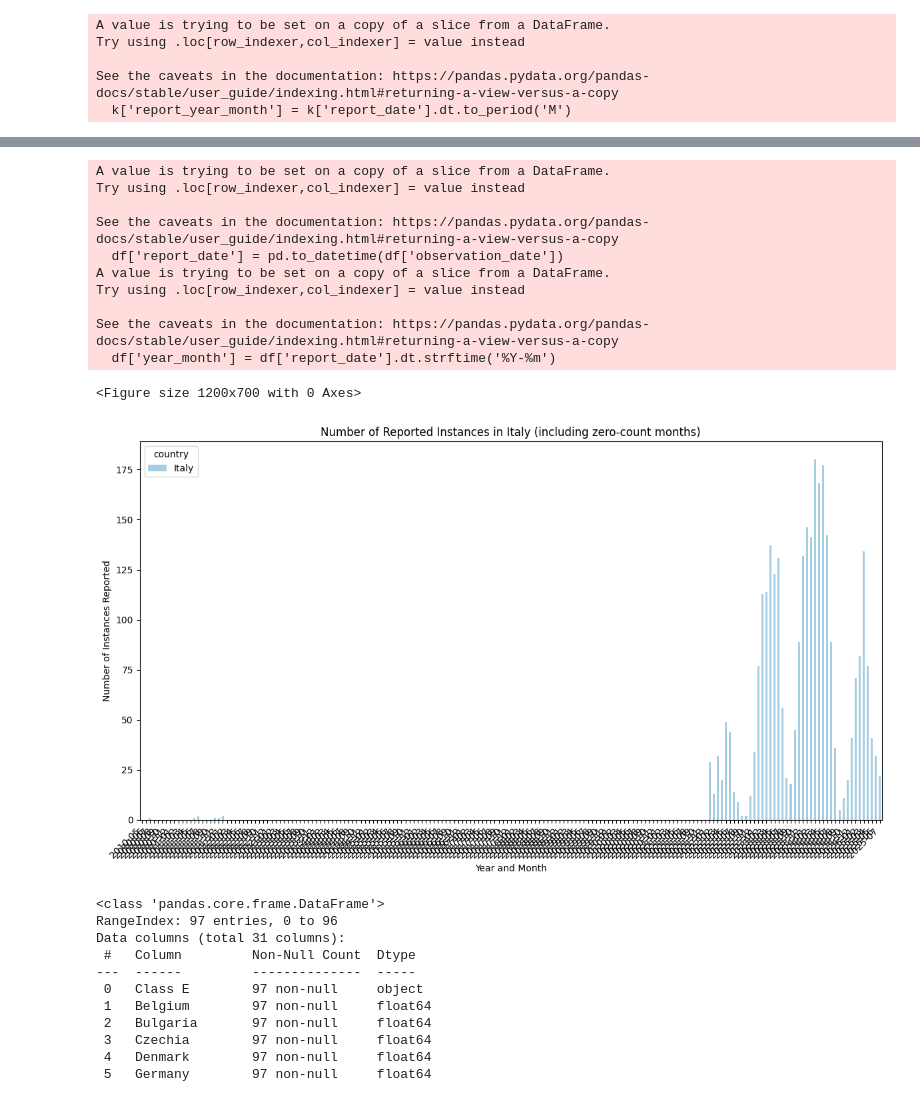
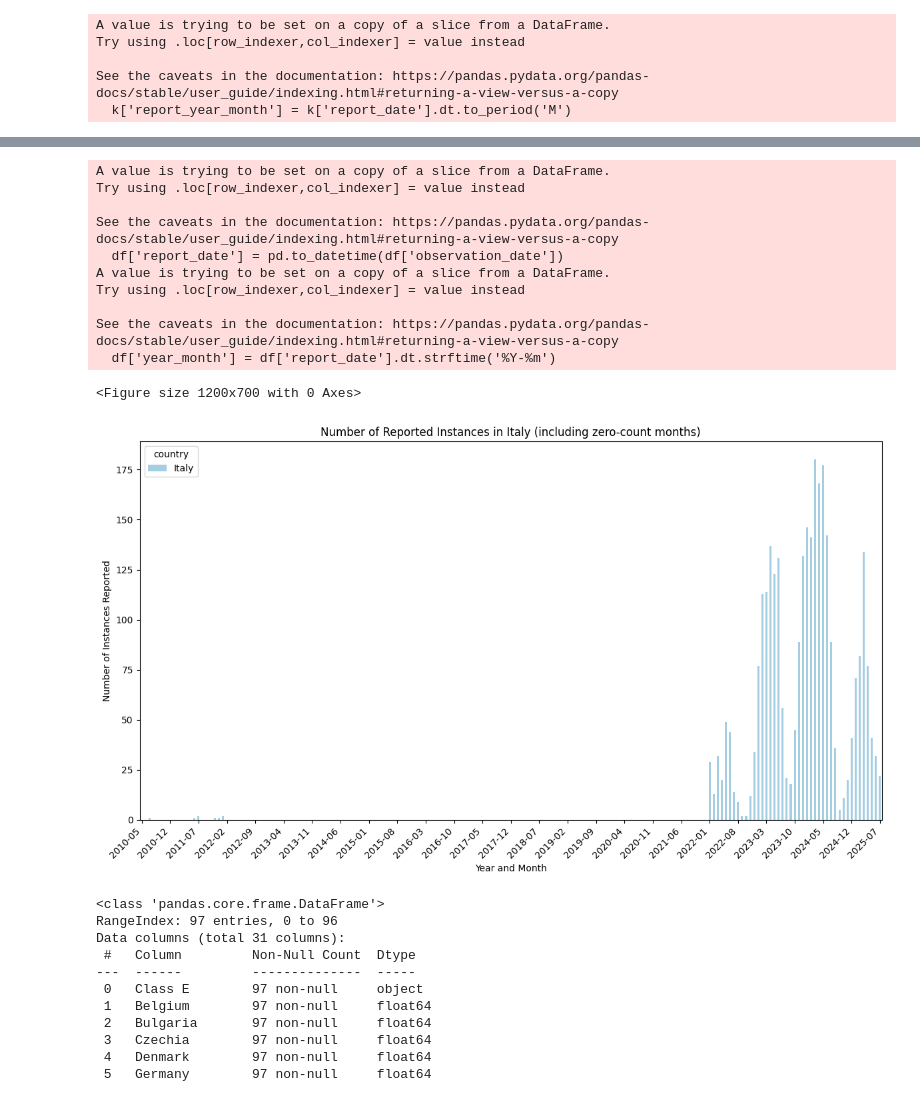
Before and after one commit to Dhp16/asf-investigation, a Jupyter notebook: ASF_Investigation.ipynb, the cells around one changed output, grey strips where cells are left out. Drawn from its saved outputs; the diff is of its cells as text; code cells hidden in the pictures.

```diff
--- a/ASF_Investigation.ipynb
+++ b/ASF_Investigation.ipynb
@@ -229,36 +217,45 @@ def plot_reports_in_country(dataframe, country_name):
     ).strftime('%Y-%m')
 
     # 2. Reindex the stacked data to include all months
     stacked_data = stacked_data.reindex(all_months, fill_value=0)
 
-
     # Plot the reindexed data
     plt.figure(figsize=(12, 7))
-    stacked_data.plot(kind='bar', stacked=True, figsize=(12, 7), colormap='Paired')
+    ax = stacked_data.plot(kind='bar', stacked=True, figsize=(12, 7), colormap='Paired')
+
+    # Ajdust number of X labels
+    all_labels = stacked_data.index
+    num_labels_to_show = 25
+    step = max(1, len(all_labels) // num_labels_to_show)
+    visible_ticks = np.arange(0, len(all_labels), step)
+    visible_labels = all_labels[::step]
+    ax.set_xticks(visible_ticks)
+    ax.set_xticklabels(visible_labels)
 
     # Set the title and labels
     plt.title(f'Number of Reported Instances in {country_name} (including zero-count months)')
     plt.xlabel('Year and Month')
     plt.ylabel('Number of Instances Reported')
 
     # Make the x-axis labels readable
     plt.xticks(rotation=45, ha='right')
     plt.tight_layout()
+    plt.savefig("plots/asf_instances_in_italy.svg")
 
 plot_reports_in_country(df, "Italy")
 # %% [output]
 A value is trying to be set on a copy of a slice from a DataFrame.
 Try using .loc[row_indexer,col_indexer] = value instead
 
 See the caveats in the documentation: https://pandas.pydata.org/pandas-docs/stable/user_guide/indexing.html#returning-a-view-versus-a-copy
   df['report_date'] = pd.to_datetime(df['observation_date'])
 A value is trying to be set on a copy of a slice from a DataFrame.
 Try using .loc[row_indexer,col_indexer] = value instead
 
 See the caveats in the documentation: https://pandas.pydata.org/pandas-docs/stable/user_guide/indexing.html#returning-a-view-versus-a-copy
   df['year_month'] = df['report_date'].dt.strftime('%Y-%m')
 <Figure size 1200x700 with 0 Axes>
-[figure, old version]
+[figure, new version]
 # %%
 carcass_file = 'class_E_pigmeat_carcasses.csv'
 carcass_prices = pd.read_csv(carcass_file)
```
Also changed, not shown: parts of 1 cell of this notebook, 2 other files.
